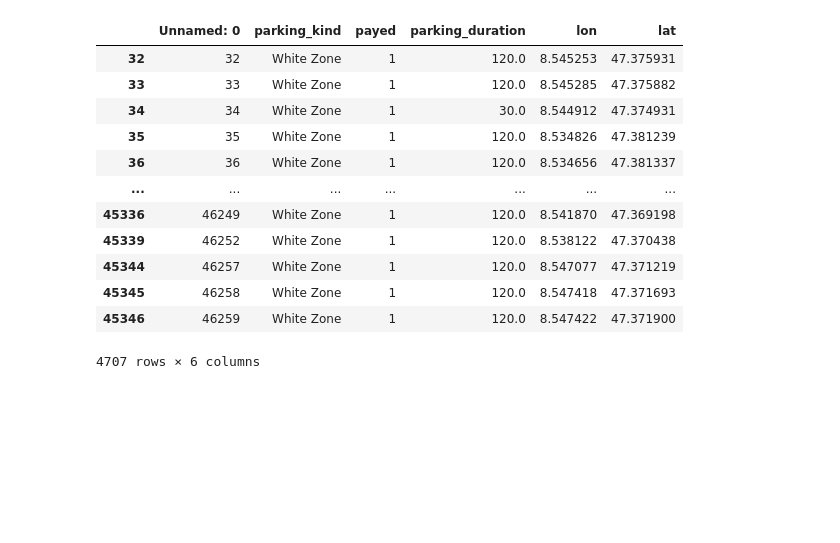
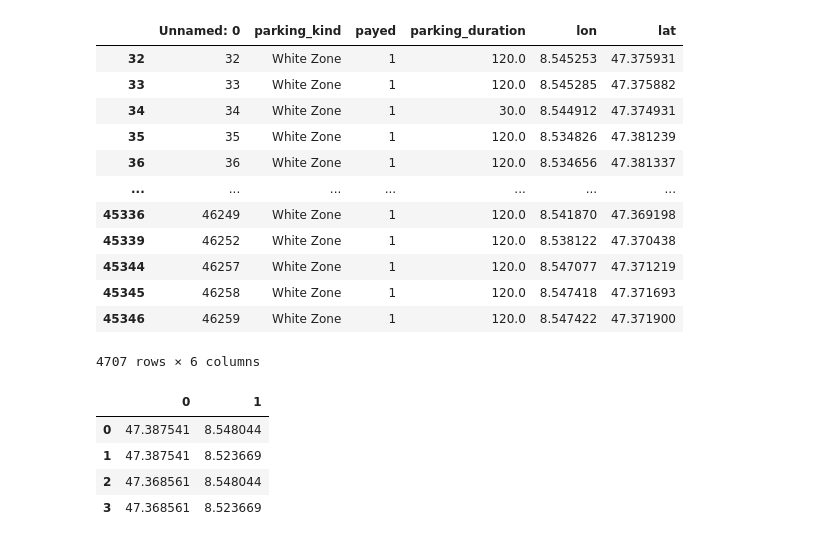
Before and after one commit to jincao1988/DS202308_UrbanParkingZurich, a Jupyter notebook: notebooks/antonio/main_bck2.ipynb, the cells around one changed output. Drawn from its saved outputs; the diff is of its cells as text; code cells hidden in the pictures; blank space fills up the shorter version.

```diff
--- a/notebooks/antonio/main_bck2.ipynb
+++ b/notebooks/antonio/main_bck2.ipynb
@@ -813,4 +813,18 @@ Boolean Series key will be reindexed to match DataFrame index.
 | 45345 | 46258 | White Zone | 1 | 120.0 | 8.547418 | 47.371693 |
 | 45346 | 46259 | White Zone | 1 | 120.0 | 8.547422 | 47.371900 |
 4707 rows × 6 columns
+# %%
+box = [[47.38754055, 8.5480442875],
+[47.38754055, 8.523668712500001],
+[47.3685614,  8.5480442875],
+[47.36856145, 8.523668712500001]]
+
+box_df = pd.DataFrame(box)
+box_df
+# %% [output]
+|  | 0 | 1 |
+| 0 | 47.387541 | 8.548044 |
+| 1 | 47.387541 | 8.523669 |
+| 2 | 47.368561 | 8.548044 |
+| 3 | 47.368561 | 8.523669 |
 # %%
```
Also changed, not shown: parts of 2 cells of this notebook, 2 other files.
